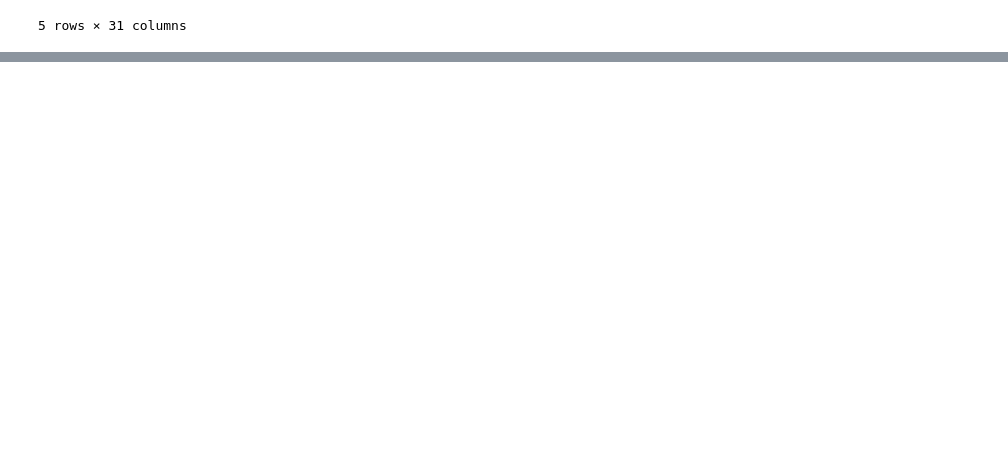
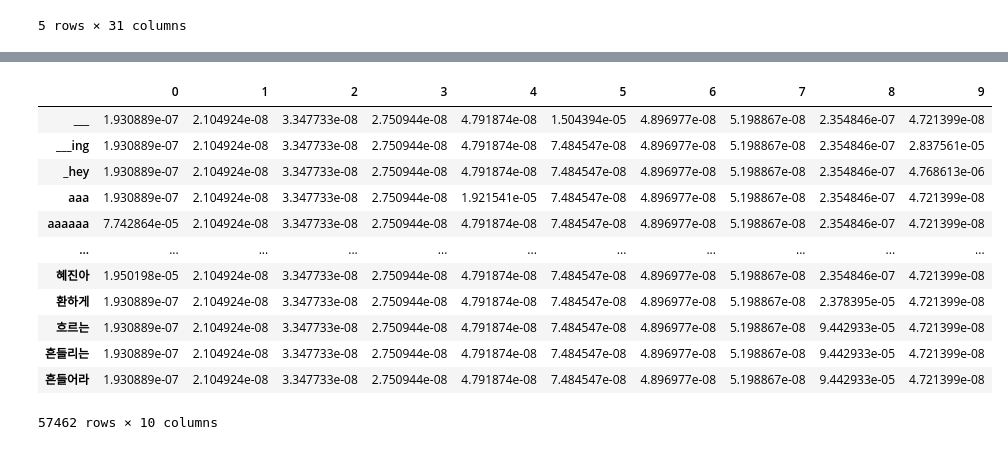
Before and after one commit to zack-tan/music-lyrics-analysis, a Jupyter notebook: Feature2Louis.ipynb, the cells around one changed output, grey strips where cells are left out. Drawn from its saved outputs; the diff is of its cells as text; code cells hidden in the pictures; blank space fills up the shorter version.

```diff
--- a/Feature2Louis.ipynb
+++ b/Feature2Louis.ipynb
@@ -95,0 +113,2 @@ def tokenize_text_stem(raw_text):
+# %%
+topic_word = model.topic_word_
@@ -95,0 +142,22 @@ def tokenize_text_stem(raw_text):
+# %%
+topics = pd.DataFrame(topic_word)
+# %%
+topics.columns = vec_words.get_feature_names_out()
+# %%
+topics_transpose = topics.transpose()
+# %%
+topics_transpose
+# %% [output]
+|  | 0 | 1 | 2 | 3 | 4 | 5 | 6 | 7 | 8 | 9 |
+| ___ | 1.930889e-07 | 2.104924e-08 | 3.347733e-08 | 2.750944e-08 | 4.791874e-08 | 1.504394e-05 | 4.896977e-08 | 5.198867e-08 | 2.354846e-07 | 4.721399e-08 |
+| ___ing | 1.930889e-07 | 2.104924e-08 | 3.347733e-08 | 2.750944e-08 | 4.791874e-08 | 7.484547e-08 | 4.896977e-08 | 5.198867e-08 | 2.354846e-07 | 2.837561e-05 |
+| _hey | 1.930889e-07 | 2.104924e-08 | 3.347733e-08 | 2.750944e-08 | 4.791874e-08 | 7.484547e-08 | 4.896977e-08 | 5.198867e-08 | 2.354846e-07 | 4.768613e-06 |
+| aaa | 1.930889e-07 | 2.104924e-08 | 3.347733e-08 | 2.750944e-08 | 1.921541e-05 | 7.484547e-08 | 4.896977e-08 | 5.198867e-08 | 2.354846e-07 | 4.721399e-08 |
+| aaaaaa | 7.742864e-05 | 2.104924e-08 | 3.347733e-08 | 2.750944e-08 | 4.791874e-08 | 7.484547e-08 | 4.896977e-08 | 5.198867e-08 | 2.354846e-07 | 4.721399e-08 |
+| ... | ... | ... | ... | ... | ... | ... | ... | ... | ... | ... |
+| 혜진아 | 1.950198e-05 | 2.104924e-08 | 3.347733e-08 | 2.750944e-08 | 4.791874e-08 | 7.484547e-08 | 4.896977e-08 | 5.198867e-08 | 2.354846e-07 | 4.721399e-08 |
+| 환하게 | 1.930889e-07 | 2.104924e-08 | 3.347733e-08 | 2.750944e-08 | 4.791874e-08 | 7.484547e-08 | 4.896977e-08 | 5.198867e-08 | 2.378395e-05 | 4.721399e-08 |
+| 흐르는 | 1.930889e-07 | 2.104924e-08 | 3.347733e-08 | 2.750944e-08 | 4.791874e-08 | 7.484547e-08 | 4.896977e-08 | 5.198867e-08 | 9.442933e-05 | 4.721399e-08 |
+| 흔들리는 | 1.930889e-07 | 2.104924e-08 | 3.347733e-08 | 2.750944e-08 | 4.791874e-08 | 7.484547e-08 | 4.896977e-08 | 5.198867e-08 | 9.442933e-05 | 4.721399e-08 |
+| 흔들어라 | 1.930889e-07 | 2.104924e-08 | 3.347733e-08 | 2.750944e-08 | 4.791874e-08 | 7.484547e-08 | 4.896977e-08 | 5.198867e-08 | 9.442933e-05 | 4.721399e-08 |
+57462 rows × 10 columns
```
Also changed, not shown: parts of 20 cells of this notebook.
